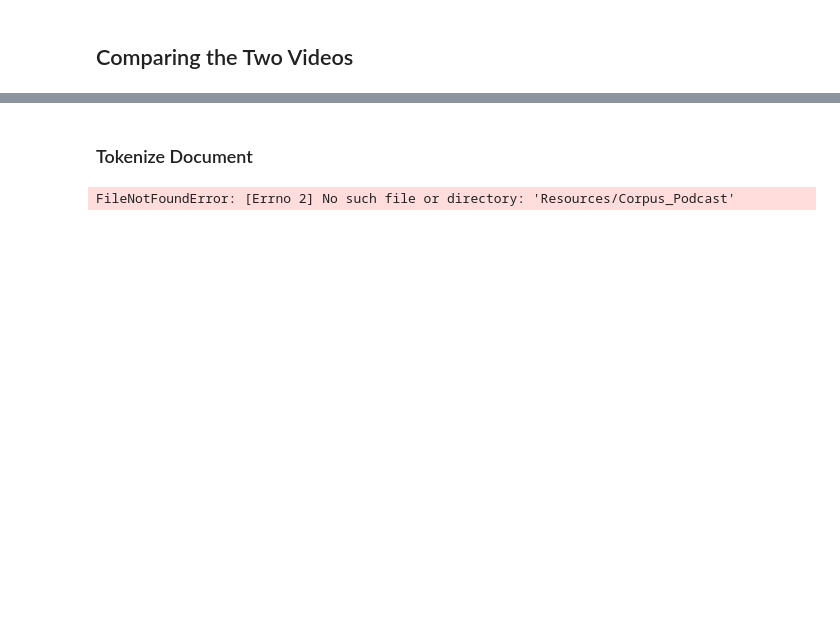
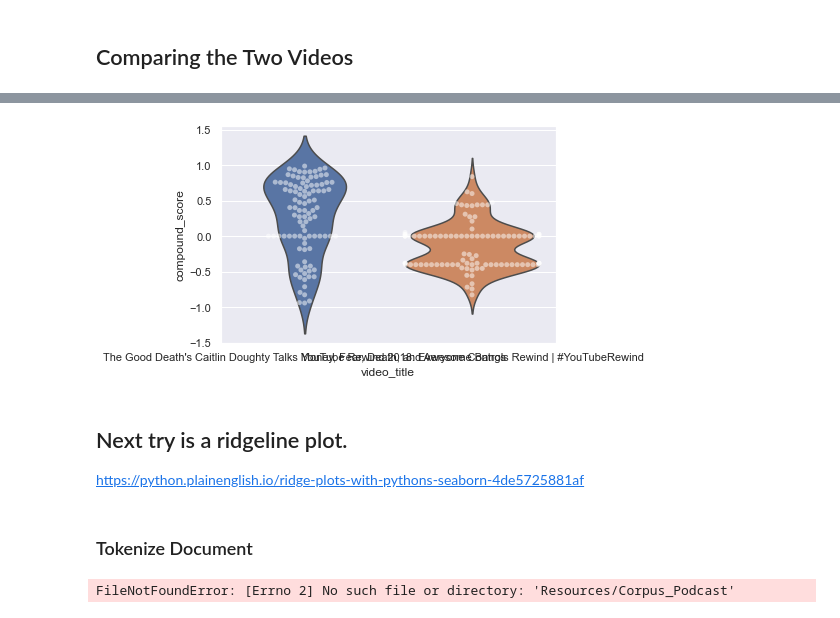
Before and after one commit to taylorsyde/The-Comment-Section, a Jupyter notebook: Youtube-Comment-Sentiment.ipynb, the cells around one changed output, grey strips where cells are left out. Cells and saved outputs as stored; diff of their text form; code cells hidden in the pictures; blank space fills up the shorter version.

Commit message:
add swarm plot to violin plot

```diff
--- a/Youtube-Comment-Sentiment.ipynb
+++ b/Youtube-Comment-Sentiment.ipynb
@@ -270,3 +270,13 @@ picture.savefig('output.png')
+# %%
+sns.set_theme()
+ax = sns.violinplot(x='video_title', y='compound_score', data=compare_df, inner = None)
+ax = sns.swarmplot(x='video_title', y='compound_score', data=compare_df,
+                   color= 'w', alpha = .5, edgecolor="gray")
+# %% [output]
+[figure, added]
+# %% [markdown]
+## Next try is a ridgeline plot.
+https://python.plainenglish.io/ridge-plots-with-pythons-seaborn-4de5725881af
 # %% [markdown]
 ### Tokenize Document
 # %%
```
Also changed, not shown: parts of 11 cells of this notebook, 1 other file.
